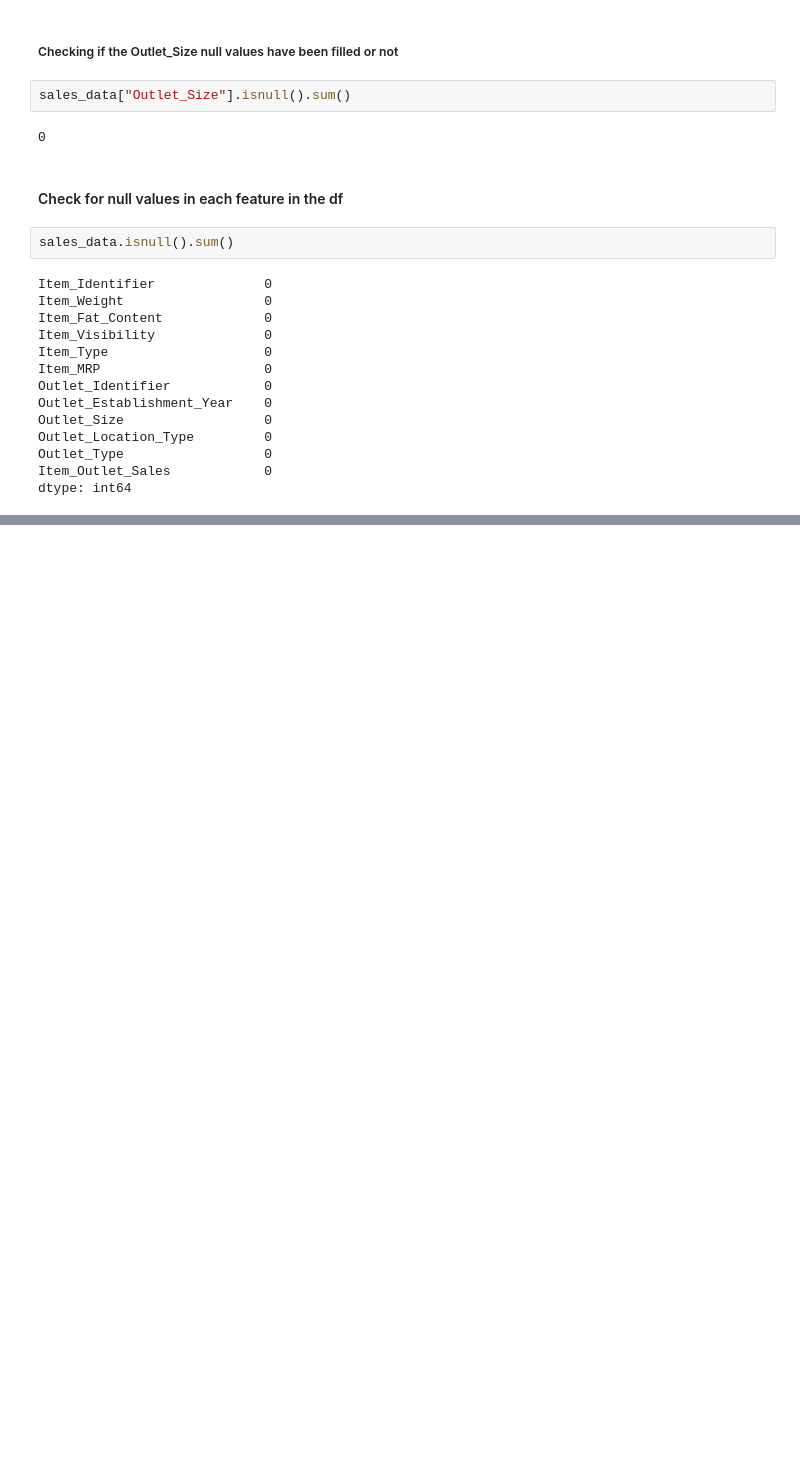
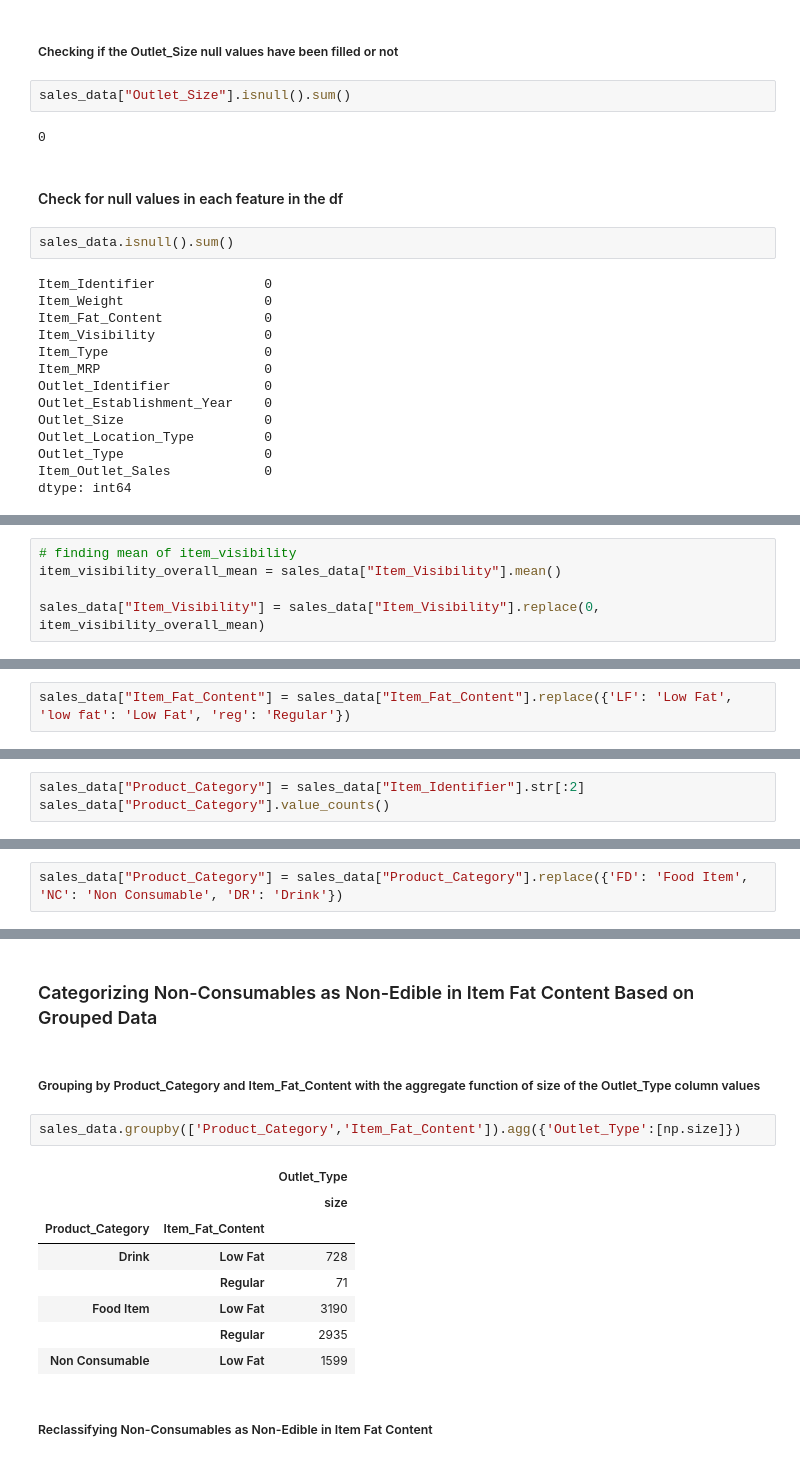
Before and after one commit to amisha26/Hands-on-Machine-Learning, a Jupyter notebook: sales_forecasting_project/sales_forecast.ipynb, the cells around one changed output, grey strips where cells are left out. Saved outputs shown, nothing was run; the diff lists cells and outputs as text; blank space fills up the shorter version.

Commit message:
data cleaning done

```diff
--- a/sales_forecasting_project/sales_forecast.ipynb
+++ b/sales_forecasting_project/sales_forecast.ipynb
@@ -329,0 +333,5 @@ dtype: int64
+# %%
+# finding mean of item_visibility
+item_visibility_overall_mean = sales_data["Item_Visibility"].mean()
+
+sales_data["Item_Visibility"] = sales_data["Item_Visibility"].replace(0, item_visibility_overall_mean)
@@ -329,0 +363,2 @@ dtype: int64
+# %%
+sales_data["Item_Fat_Content"] = sales_data["Item_Fat_Content"].replace({'LF': 'Low Fat', 'low fat': 'Low Fat', 'reg': 'Regular'})
@@ -329,0 +377,3 @@ dtype: int64
+# %%
+sales_data["Product_Category"] = sales_data["Item_Identifier"].str[:2]
+sales_data["Product_Category"].value_counts()
@@ -329,0 +388,2 @@ dtype: int64
+# %%
+sales_data["Product_Category"] = sales_data["Product_Category"].replace({'FD': 'Food Item', 'NC': 'Non Consumable', 'DR': 'Drink'})
@@ -329,0 +400,17 @@ dtype: int64
+# %% [markdown]
+### Categorizing Non-Consumables as Non-Edible in Item Fat Content Based on Grouped Data
+# %% [markdown]
+##### Grouping by Product_Category and Item_Fat_Content with the aggregate function of size of the Outlet_Type column values
+# %%
+sales_data.groupby(['Product_Category','Item_Fat_Content']).agg({'Outlet_Type':[np.size]})
+# %% [output]
+|  |  | Outlet_Type |
+|  |  | size |
+| Product_Category | Item_Fat_Content |  |
+| Drink | Low Fat | 728 |
+|  | Regular | 71 |
+| Food Item | Low Fat | 3190 |
+|  | Regular | 2935 |
+| Non Consumable | Low Fat | 1599 |
+# %% [markdown]
+##### Reclassifying Non-Consumables as Non-Edible in Item Fat Content
```
Also changed, not shown: parts of 21 cells of this notebook.
